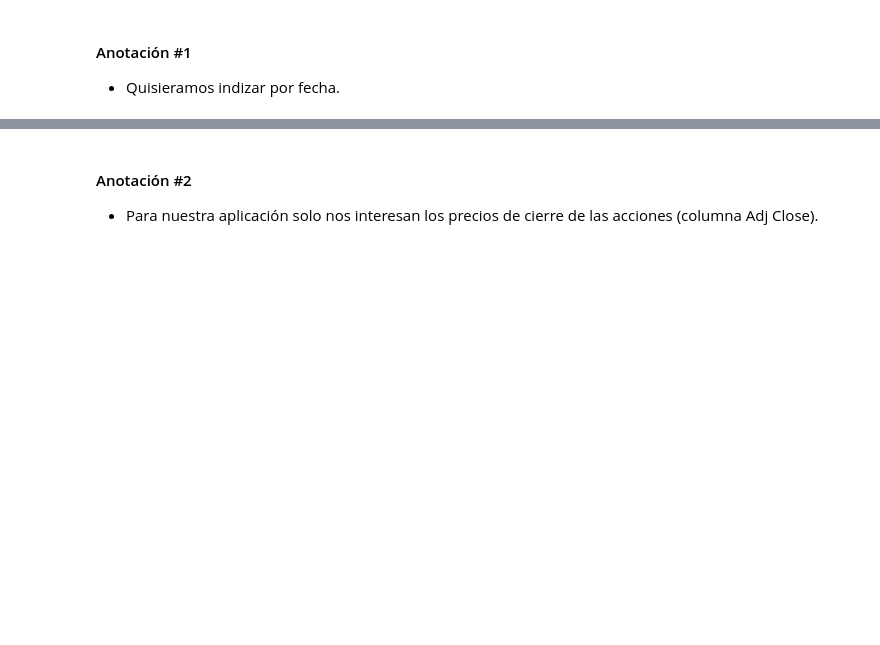
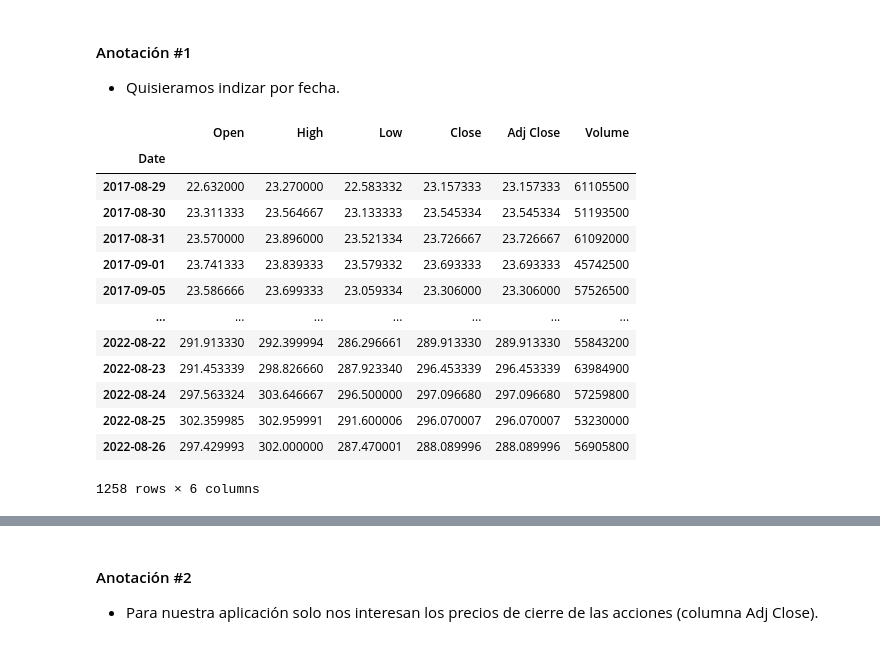
Before and after one commit to esjimenezro/porinvo2022, a Jupyter notebook: Modulo1/Clase4_DescargaHistoricos.ipynb, the cells around one changed output, grey strips where cells are left out. Saved outputs shown, nothing was run; the diff lists cells and outputs as text; code cells hidden in the pictures; blank space fills up the shorter version.

```diff
--- a/Modulo1/Clase4_DescargaHistoricos.ipynb
+++ b/Modulo1/Clase4_DescargaHistoricos.ipynb
@@ -61,2 +81,19 @@ Para leer archivos `.csv`, utilizaremos la función `read_csv` de pandas:
+# %%
+tsla
+# %% [output]
+|  | Open | High | Low | Close | Adj Close | Volume |
+| Date |  |  |  |  |  |  |
+| 2017-08-29 | 22.632000 | 23.270000 | 22.583332 | 23.157333 | 23.157333 | 61105500 |
+| 2017-08-30 | 23.311333 | 23.564667 | 23.133333 | 23.545334 | 23.545334 | 51193500 |
+| 2017-08-31 | 23.570000 | 23.896000 | 23.521334 | 23.726667 | 23.726667 | 61092000 |
+| 2017-09-01 | 23.741333 | 23.839333 | 23.579332 | 23.693333 | 23.693333 | 45742500 |
+| 2017-09-05 | 23.586666 | 23.699333 | 23.059334 | 23.306000 | 23.306000 | 57526500 |
+| ... | ... | ... | ... | ... | ... | ... |
+| 2022-08-22 | 291.913330 | 292.399994 | 286.296661 | 289.913330 | 289.913330 | 55843200 |
+| 2022-08-23 | 291.453339 | 298.826660 | 287.923340 | 296.453339 | 296.453339 | 63984900 |
+| 2022-08-24 | 297.563324 | 303.646667 | 296.500000 | 297.096680 | 297.096680 | 57259800 |
+| 2022-08-25 | 302.359985 | 302.959991 | 291.600006 | 296.070007 | 296.070007 | 53230000 |
+| 2022-08-26 | 297.429993 | 302.000000 | 287.470001 | 288.089996 | 288.089996 | 56905800 |
+1258 rows × 6 columns
 # %%
 # Graficar precios de cierre y precios de cierre ajustados
```
Also changed, not shown: parts of 14 cells of this notebook, 5 other files.
